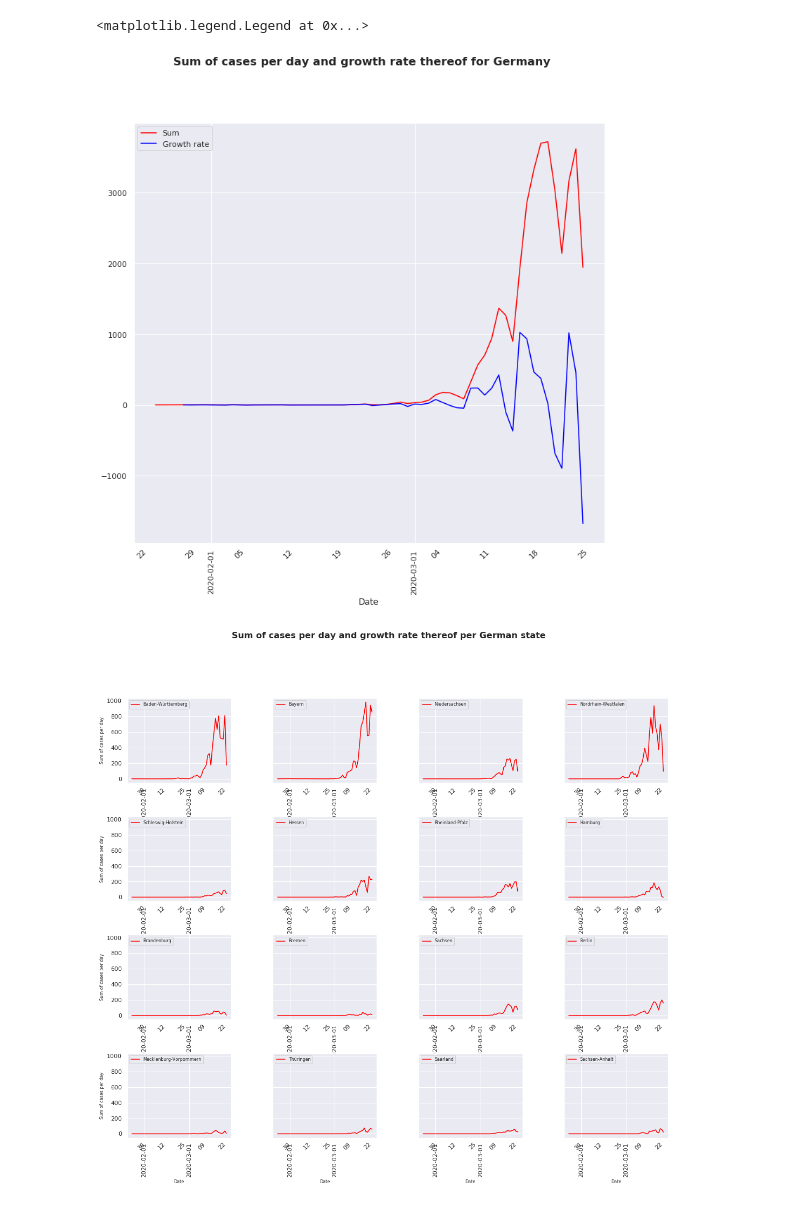
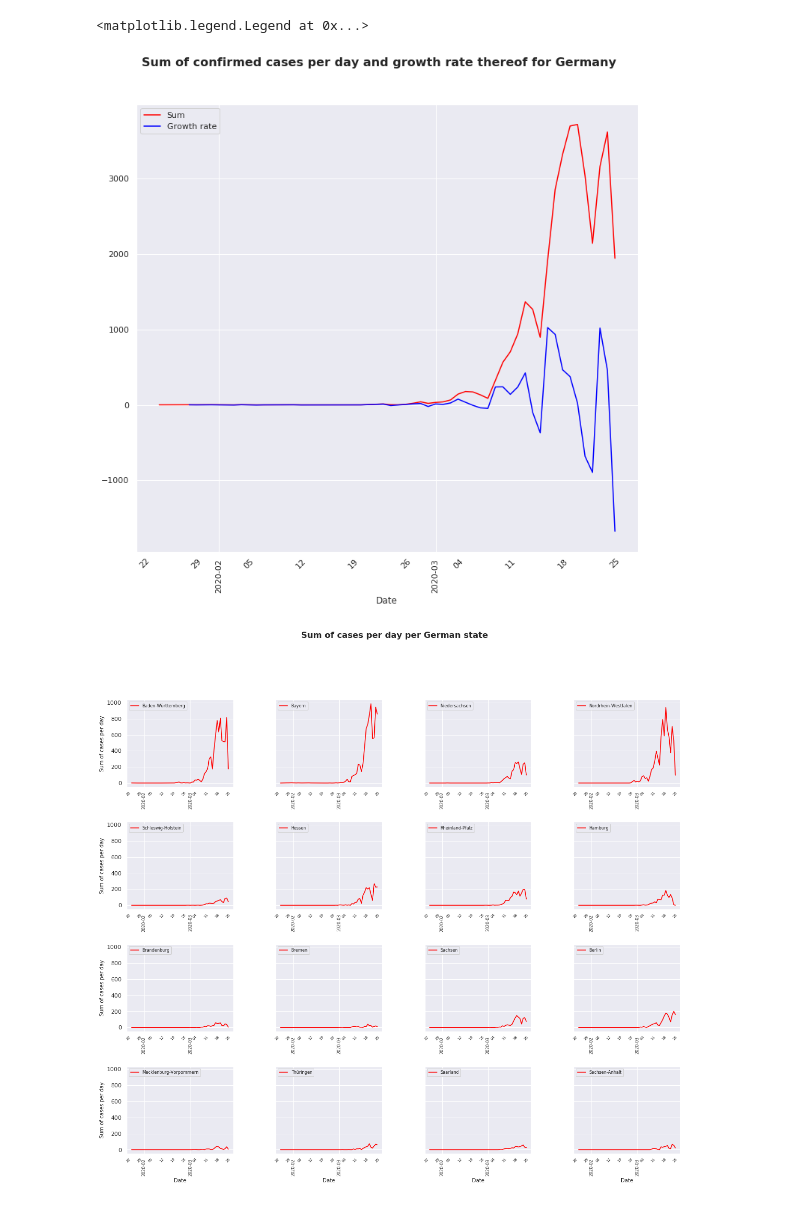
Before and after one commit to mafleischer/covid19-robert-koch-data, a Jupyter notebook: Covid19 Germany Deutschland (RKI data).ipynb, the cells around one changed output. Drawn from its saved outputs; the diff is of its cells as text; code cells hidden in the pictures.

Commit message:
Change suptitle attr.

```diff
--- a/Covid19 Germany Deutschland (RKI data).ipynb
+++ b/Covid19 Germany Deutschland (RKI data).ipynb
@@ -67,34 +67,34 @@ df_daily_data.sort_values(['Meldedatum'], inplace=True)
 # %%
 gr_day_reported = df_daily_data.groupby('Meldedatum')
 
 # TODO: make these relative to screen size somehow
 figsize = (12,11)
 fig = plt.figure(figsize=figsize)
 ax = plt.axes()
-suptitel_attr = {"fontsize" : 16, "fontweight" : "bold", "ha" : "center", "va" : "bottom"}
+suptitel_attr = {"fontsize" : 16, "fontweight" : "bold", "ha" : "center", "va" : "bottom", "y" : 0.94}
 
 # set plot stuff
 fig.suptitle("Sum of confirmed cases per day and growth rate thereof for Germany", **suptitel_attr)
 ax.set_xlabel('Date')
 ax.xaxis.set_minor_locator(mpl.dates.DayLocator(interval=7))
 ax.xaxis.set_minor_formatter(mpl.dates.DateFormatter("%d"))
 ax.xaxis.set_major_locator(mpl.dates.MonthLocator(bymonthday=1))
-ax.xaxis.set_major_formatter(mpl.dates.DateFormatter('%Y-%m-%d'))
+ax.xaxis.set_major_formatter(mpl.dates.DateFormatter('%Y-%m'))
 
 # Germany
 sum_cases_per_day = gr_day_reported['AnzahlFall'].sum()
 growth_rate = sum_cases_per_day.diff()
 
 ax.plot(sum_cases_per_day, color='red')
 ax.plot(growth_rate, color='blue')
 
 plt.setp(ax.xaxis.get_majorticklabels(), rotation=90)
 plt.setp(ax.xaxis.get_minorticklabels(), rotation=45)
 
 ax.legend(['Sum', 'Growth rate'])
 # %% [output]
 <matplotlib.legend.Legend at 0x...>
-[figure, old version]
+[figure, new version]
 # %%
 # Get daily cases and growth rate per German state
 
@@ -117,17 +119,19 @@ legend_fontsize = 8.0
 # %%
-# Plot per German state
+# Plot sum of confirmed cases per day per German state
 
 fig, ax = plt.subplots(4, 4, sharey=True, figsize=figsize)
 fig.subplots_adjust(hspace = 0.4, wspace = 0.4)
 
-fig.suptitle("Sum of cases per day and growth rate thereof per German state", **suptitel_attr)
+fig.suptitle("Sum of cases per day per German state", **suptitel_attr)
 
 for axis in ax.flat:
-    axis.set_xlabel('Date')
-    axis.xaxis.set_minor_locator(mpl.dates.DayLocator(interval=13))
+    axis.xaxis.set_minor_locator(mpl.dates.DayLocator(interval=7))
     axis.xaxis.set_minor_formatter(mpl.dates.DateFormatter("%d"))
     axis.xaxis.set_major_locator(mpl.dates.MonthLocator(bymonthday=1))
-    axis.xaxis.set_major_formatter(mpl.dates.DateFormatter('%Y-%m-%d'))
+    axis.xaxis.set_major_formatter(mpl.dates.DateFormatter('%Y-%m'))
+
+    for tick in axis.xaxis.get_major_ticks():
+            tick.label.set_fontsize(tick_fontsize)
 
 for plt_row in ax:
     plt_row[0].set_ylabel('Sum of cases per day', fontsize=ax_label_fontsize)
@@ -142,9 +146,13 @@ for subp in ax.flat:
     subp.legend(fontsize=legend_fontsize, loc="upper left")
     plt.setp(subp.xaxis.get_majorticklabels(), rotation=90)
     plt.setp(subp.xaxis.get_minorticklabels(), rotation=45)
+    for tick in subp.xaxis.get_major_ticks():
+            tick.label.set_fontsize(major_tick_fontsize)
+    for tick in subp.xaxis.get_minor_ticks():
+            tick.label.set_fontsize(minor_tick_fontsize)
     ix += 1
 # %% [output]
-[figure, old version]
+[figure, new version]
 # %%
 # Plot growth rate of daily confirmed cases per German state
 
```
Also changed, not shown: parts of 2 cells of this notebook.
